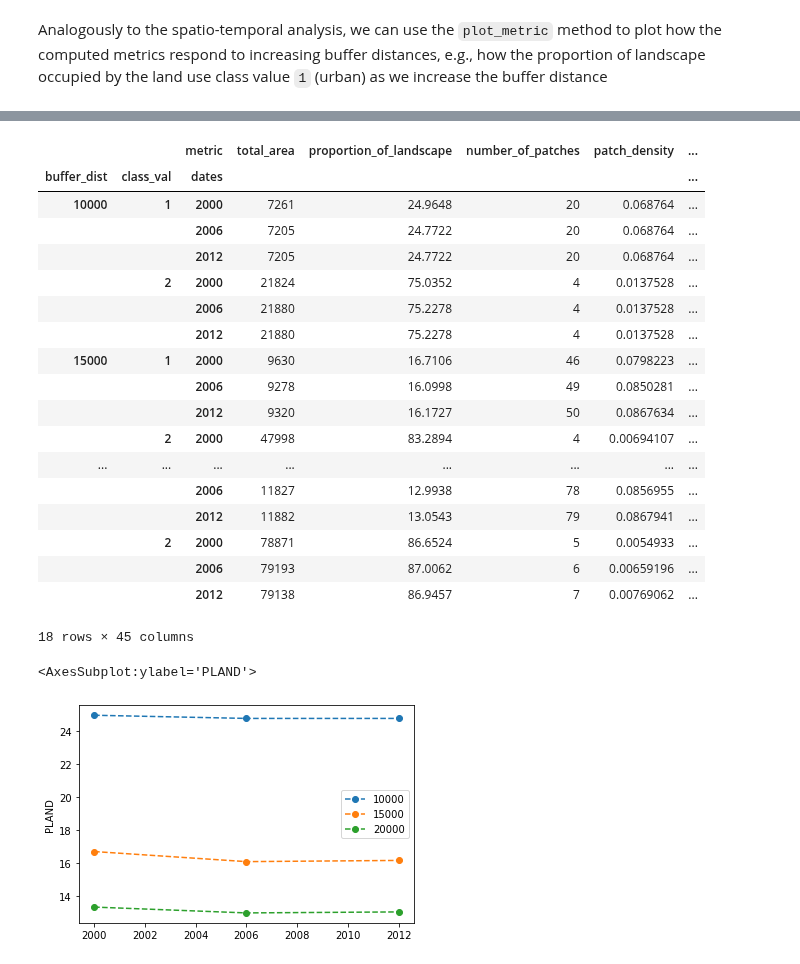
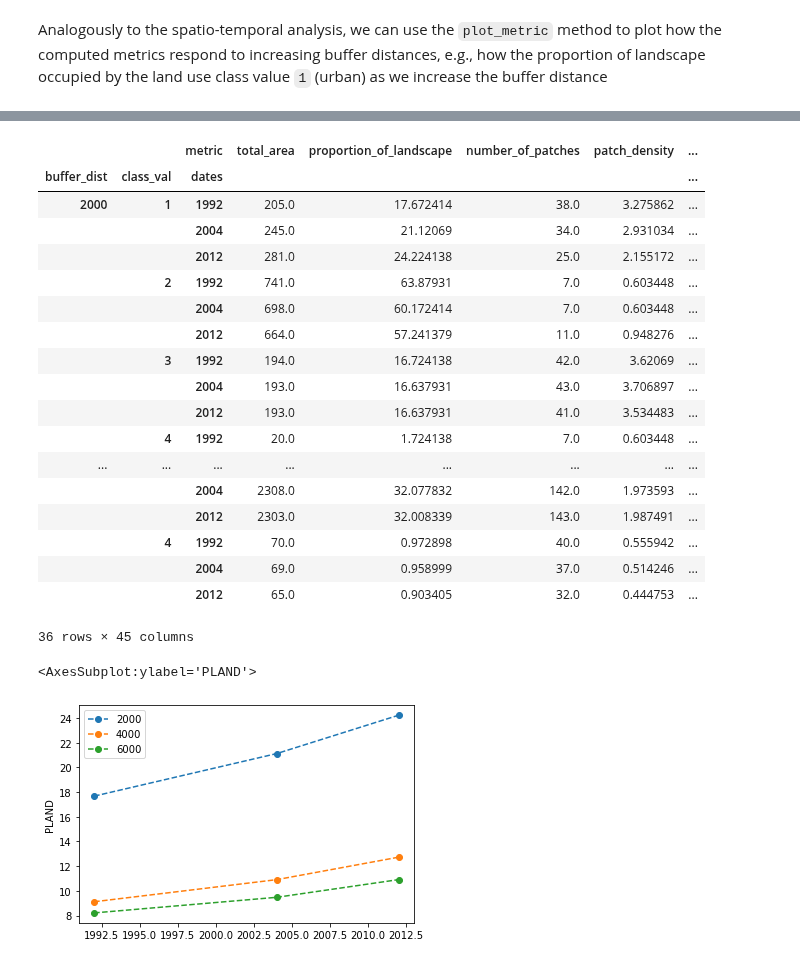
Before and after one commit to martibosch/pylandstats-notebooks, a Jupyter notebook: notebooks/00-overview.ipynb, the cells around one changed output, grey strips where cells are left out. Saved outputs shown, nothing was run; the diff lists cells and outputs as text; code cells hidden in the pictures.

```diff
--- a/notebooks/00-overview.ipynb
+++ b/notebooks/00-overview.ipynb
@@ -20,2 +15,5 @@ plt.rcParams['image.cmap'] = 'custom'
 We can load landscapes from raster files and compute pandas data frames of patch, class and landscape level. See the notebook [01-landscape-analysis.ipynb](https://github.com/martibosch/pylandstats-notebooks/blob/master/notebooks/01-landscape-analysis.ipynb) for more thorough demonstration.
+# %%
+URBAN_CLASS_VAL = 1
+input_filepath = "../data/processed/veveyse-AS18_4.tif"
 # %%
@@ -67,0 +60,7 @@ sta = pls.SpatioTemporalAnalysis(input_filepaths, dates=[2000, 2006, 2012])
+# %%
+input_filepaths = [
+    "../data/processed/veveyse-AS97R_4.tif",
+    "../data/processed/veveyse-AS09R_4.tif",
+    "../data/processed/veveyse-AS18_4.tif",
+]
+years = [1992, 2004, 2012]
@@ -108,20 +116,18 @@ In fact, `BufferAnalysis` might be used to perform the "gradient analysis" appro
 # %% [markdown]
 <a id='zonal-analysis'></a>
 # %%
-from shapely.geometry import Point
-
-# latitude and longitude of the center of Lausanne according to OpenStreetMap
-base_mask = Point(6.6327025, 46.5218269)
-base_mask_crs = '+proj=longlat +ellps=WGS84 +datum=WGS84 +no_defs'
+# latitude and longitude of the center of Chatel-St-Denis according to OpenStreetMap
+base_mask = Point(6.8992073, 46.52634)
+base_mask_crs = "+proj=longlat +ellps=WGS84 +datum=WGS84 +no_defs"
 
 # buffer distances (in meters)
-buffer_dists = [10000, 15000, 20000]
+buffer_dists = [2000, 4000, 6000]
 
 # initialize a `BufferAnalysis` instance
 ba = pls.BufferAnalysis(
-    '../data/clc/vaud_g100_clc00_V18_5.tif', base_mask, buffer_dists,
-    base_mask_crs=base_mask_crs)
+    input_filepath, base_mask, buffer_dists, base_mask_crs=base_mask_crs
+)
 
 # plot the landscape
-fig = ba.plot_landscapes()
+fig = ba.plot_landscapes(cmap=sls.noas04_4_cmap)
 # %% [output]
@@ -166,31 +178,35 @@ Let us also take the latitude and longitude of the center of Lausanne as well as
 # %%
 stba = pls.SpatioTemporalBufferAnalysis(
-    input_filepaths, base_mask, buffer_dists, base_mask_crs=base_mask_crs,
-    dates=[2000, 2006, 2012])
+    input_filepaths,
+    base_mask,
+    buffer_dists,
+    base_mask_crs=base_mask_crs,
+    dates=years,
+)
 # %%
 stba.compute_class_metrics_df()
 # %% [output]
 |  |  | metric | total_area | proportion_of_landscape | number_of_patches | patch_density | ... |
 | buffer_dist | class_val | dates |  |  |  |  | ... |
-| 10000 | 1 | 2000 | 7261 | 24.9648 | 20 | 0.068764 | ... |
-|  |  | 2006 | 7205 | 24.7722 | 20 | 0.068764 | ... |
-|  |  | 2012 | 7205 | 24.7722 | 20 | 0.068764 | ... |
-|  | 2 | 2000 | 21824 | 75.0352 | 4 | 0.0137528 | ... |
-|  |  | 2006 | 21880 | 75.2278 | 4 | 0.0137528 | ... |
-|  |  | 2012 | 21880 | 75.2278 | 4 | 0.0137528 | ... |
-| 15000 | 1 | 2000 | 9630 | 16.7106 | 46 | 0.0798223 | ... |
-|  |  | 2006 | 9278 | 16.0998 | 49 | 0.0850281 | ... |
-|  |  | 2012 | 9320 | 16.1727 | 50 | 0.0867634 | ... |
-|  | 2 | 2000 | 47998 | 83.2894 | 4 | 0.00694107 | ... |
+| 2000 | 1 | 1992 | 205.0 | 17.672414 | 38.0 | 3.275862 | ... |
+|  |  | 2004 | 245.0 | 21.12069 | 34.0 | 2.931034 | ... |
+|  |  | 2012 | 281.0 | 24.224138 | 25.0 | 2.155172 | ... |
+|  | 2 | 1992 | 741.0 | 63.87931 | 7.0 | 0.603448 | ... |
+|  |  | 2004 | 698.0 | 60.172414 | 7.0 | 0.603448 | ... |
+|  |  | 2012 | 664.0 | 57.241379 | 11.0 | 0.948276 | ... |
+|  | 3 | 1992 | 194.0 | 16.724138 | 42.0 | 3.62069 | ... |
+|  |  | 2004 | 193.0 | 16.637931 | 43.0 | 3.706897 | ... |
+|  |  | 2012 | 193.0 | 16.637931 | 41.0 | 3.534483 | ... |
+|  | 4 | 1992 | 20.0 | 1.724138 | 7.0 | 0.603448 | ... |
 | ... | ... | ... | ... | ... | ... | ... | ... |
-|  |  | 2006 | 11827 | 12.9938 | 78 | 0.0856955 | ... |
-|  |  | 2012 | 11882 | 13.0543 | 79 | 0.0867941 | ... |
-|  | 2 | 2000 | 78871 | 86.6524 | 5 | 0.0054933 | ... |
-|  |  | 2006 | 79193 | 87.0062 | 6 | 0.00659196 | ... |
-|  |  | 2012 | 79138 | 86.9457 | 7 | 0.00769062 | ... |
+|  |  | 2004 | 2308.0 | 32.077832 | 142.0 | 1.973593 | ... |
+|  |  | 2012 | 2303.0 | 32.008339 | 143.0 | 1.987491 | ... |
+|  | 4 | 1992 | 70.0 | 0.972898 | 40.0 | 0.555942 | ... |
+|  |  | 2004 | 69.0 | 0.958999 | 37.0 | 0.514246 | ... |
+|  |  | 2012 | 65.0 | 0.903405 | 32.0 | 0.444753 | ... |
-18 rows × 45 columns
+36 rows × 45 columns
 # %%
-stba.plot_metric('proportion_of_landscape', class_val=1)
+stba.plot_metric("proportion_of_landscape", class_val=URBAN_CLASS_VAL)
 # %% [output]
 <AxesSubplot:ylabel='PLAND'>
-[figure, old version]
+[figure, new version]
```
Also changed, not shown: parts of 28 cells of this notebook, 34 other files.
